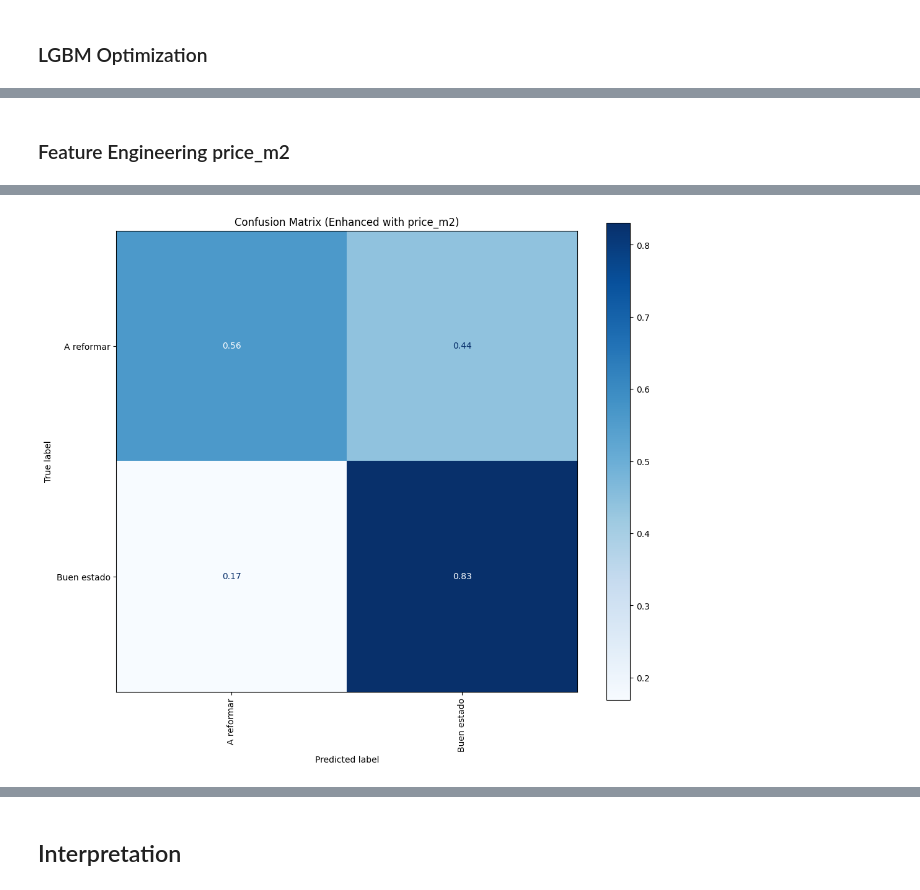
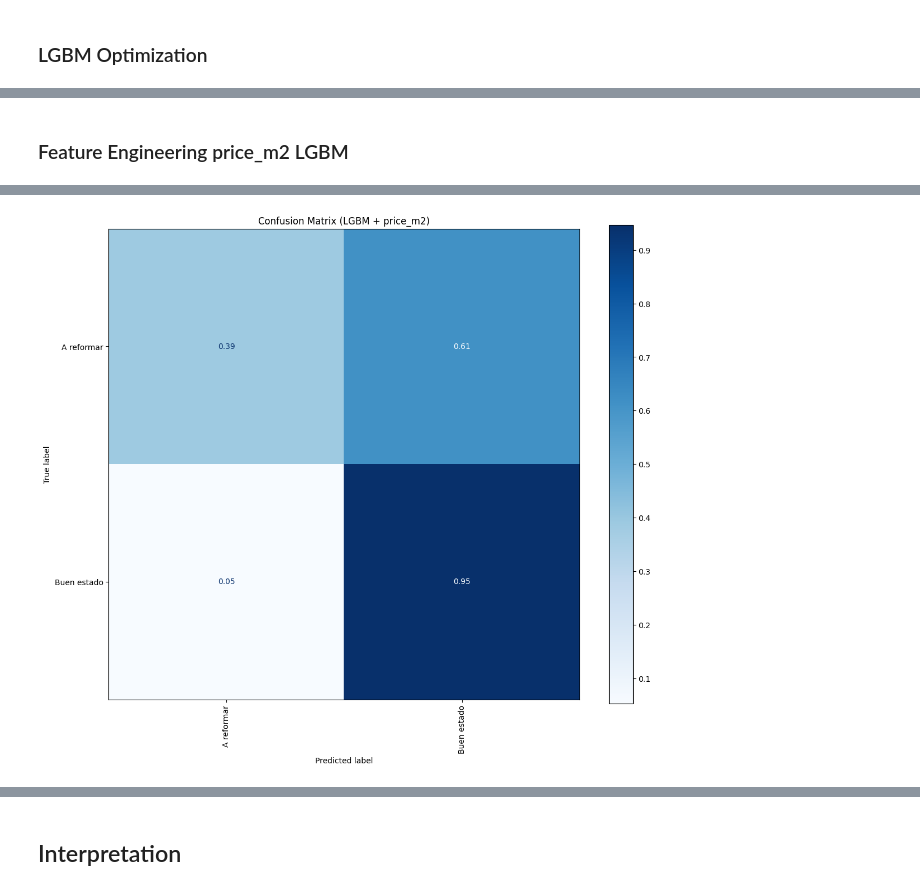
Before and after one commit to ikeiba/bilbao-housing-ml, a Jupyter notebook: classification/classification_condition.ipynb, the cells around one changed output, grey strips where cells are left out. Drawn from its saved outputs; the diff is of its cells as text; code cells hidden in the pictures.

```diff
--- a/classification/classification_condition.ipynb
+++ b/classification/classification_condition.ipynb
@@ -391,6 +566,7 @@ weighted avg       0.74      0.78      0.73       983
 ### LGBM Optimization
 # %%
 class_weight = {0: 5.0, 1: 1.0}
+
 def objective(trial):
     # Optuna search space tuned for small, imbalanced dataset
     param = {
@@ -399,7 +575,7 @@ def objective(trial):
         'verbosity': -1,
         'boosting_type': 'gbdt',
         'random_state': 42,
-        'class_weight': class_weight,
+        'class_weight': {0: trial.suggest_float('weight_ar', 1.0, 10.0), 1: 1.0},
         'n_jobs': -1,
         'n_estimators': trial.suggest_int('n_estimators', 100, 800),
         'learning_rate': trial.suggest_float('learning_rate', 0.01, 0.2, log=True),
@@ -417,14 +593,14 @@ def objective(trial):
     scores = cross_val_score(model, X_zone_unencoded_1, y_zone_unencoded_1, cv=cv, scoring='f1_macro', n_jobs=-1)
     return scores.mean()
 
-study = optuna.create_study(direction='maximize', study_name="LGBM_Optimization")
+study_lgbm = optuna.create_study(direction='maximize', study_name="LGBM_Optimization")
 print("Running Optuna optimization (50 trials)...")
-study.optimize(objective, n_trials=50)
+study_lgbm.optimize(objective, n_trials=50)
 
 print("\n------------------------------------------------")
-print(f"Best Macro F1 (Optuna): {study.best_value:.4f}")
+print(f"Best Macro F1 (Optuna): {study_lgbm.best_value:.4f}")
 print("------------------------------------------------")
 print("Best Params (Optuna):")
-for key, value in study.best_params.items():
+for key, value in study_lgbm.best_params.items():
     print(f"  {key}: {value}")
 # %% [output]
@@ -477,14 +654,10 @@ print("Detected condition categories:")
 print(class_names)
 
 # Retrieve best Optuna params
-best_params = study.best_params
+best_params = study_lgbm.best_params
 # Add fixed params
 
 best_params['random_state'] = 42
-best_params['class_weight'] = {
-    'A reformar': 5.0,    # más importancia
-    'Buen estado': 1.0    # referencia
-}
 best_params['objective'] = 'binary'
 best_params['n_jobs'] = -1
 
@@ -534,44 +816,55 @@ weighted avg       0.77      0.74      0.75       246
 # %% [markdown]
-### Feature Engineering price_m2
+### Feature Engineering price_m2 LGBM
 # %%
-# 1. Apply Feature Engineering to the ORIGINAL DataFrames
-X_train_raw['price_m2'] = X_train_raw['price'] / X_train_raw['usable_area']
-X_test_raw['price_m2'] = X_test_raw['price'] / X_test_raw['usable_area'] # Vital for the final predict!
 
-# Update the copy for Optuna
-X_zone_unencoded_1 = X_train_raw.copy()
+# 1. Copia para Optuna / LGBM
+X_zone_unencoded_1_lgbm = X_train_raw.copy()
 
-print(f"Variable price_m2 created in Train and Test.")
+print("Variable price_m2 created in Train and Test (LGBM).")
 
+# 2. Recuperar mejores parámetros del estudio de LGBM
+#    Usa el estudio específico de LGBM, por ejemplo study_lgbm
+best_params_lgbm = study_lgbm.best_params.copy()   # <-- ajusta el nombre del estudio si hace falta
 
-# Re-train with previously found best parameters (before new Optuna run)
-final_model_m2 = LGBMClassifier(**best_params)
-print("Training model with price_m2 feature...")
-final_model_m2.fit(X_train_raw, y_train_raw)
+# Añadir parámetros fijos típicos de LGBM si los usabas
+best_params_lgbm['random_state'] = 42
+best_params_lgbm['objective']    = 'binary'
+best_params_lgbm['n_jobs']       = -1
 
-y_pred_m2 = final_model_m2.predict(X_test_raw)
+# 3. Re-entrenar modelo final LGBM con price_m2
+final_model_lgbm_m2 = LGBMClassifier(**best_params_lgbm)
+print("Training LGBM model with price_m2 feature...")
+final_model_lgbm_m2.fit(X_train_raw, y_train_raw)
 
-print("\n--- Classification Report (with price_m2) ---")
-print(classification_report(y_test_raw, y_pred_m2, target_names=class_names))
+# 4. Predicción LGBM
+y_pred_lgbm_m2 = final_model_lgbm_m2.predict(X_test_raw)
 
-# Feature importance (top 10)
-importances = final_model_m2.feature_importances_
-df_imp = pd.DataFrame({'Feature': X_train_raw.columns, 'Importance': importances})
-df_imp = df_imp.sort_values(by='Importance', ascending=False).head(10)
-print("\n--- Top 10 Features (with price_m2) ---")
-print(df_imp)
+class_names_lgbm = [str(l) for l in labels_rf_tmp]
 
-# Normalized confusion matrix for comparison
+print("\n--- Classification Report (LGBM with price_m2) ---")
+print(classification_report(y_test_raw, y_pred_lgbm_m2, target_names=class_names_lgbm))
+
+# 5. Importancias de variables LGBM (top 10)
+importances_lgbm = final_model_lgbm_m2.feature_importances_
+df_imp_lgbm = pd.DataFrame({'Feature': X_train_raw.columns, 'Importance': importances_lgbm})
+df_imp_lgbm = df_imp_lgbm.sort_values(by='Importance', ascending=False).head(10)
+
+print("\n--- Top 10 Features (LGBM with price_m2) ---")
+print(df_imp_lgbm)
+
+# 6. Matriz de confusión normalizada LGBM
 fig, ax = plt.subplots(figsize=(12, 10))
 ConfusionMatrixDisplay.from_predictions(
-    y_test_raw, y_pred_m2,
+    y_test_raw,
+    y_pred_lgbm_m2,
     ax=ax,
-    display_labels=class_names,
+    display_labels=class_names_lgbm,
     xticks_rotation='vertical',
     cmap='Blues',
     normalize='true',
     values_format=".2f"
 )
-plt.title("Confusion Matrix (Enhanced with price_m2)")
+plt.title("Confusion Matrix (LGBM + price_m2)")
+plt.tight_layout()
 plt.show()
 # %% [output]
@@ -595,2 +888,2 @@ weighted avg       0.78      0.77      0.77       246
-[figure, old version]
+[figure, new version]
 # %%
```
Also changed, not shown: parts of 33 cells of this notebook.
